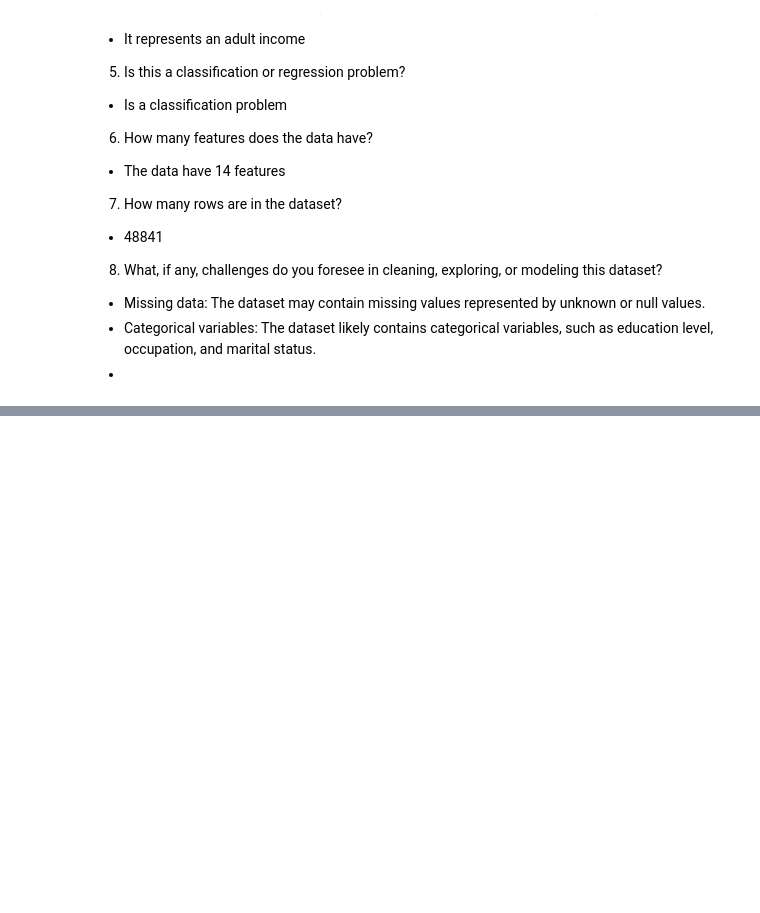
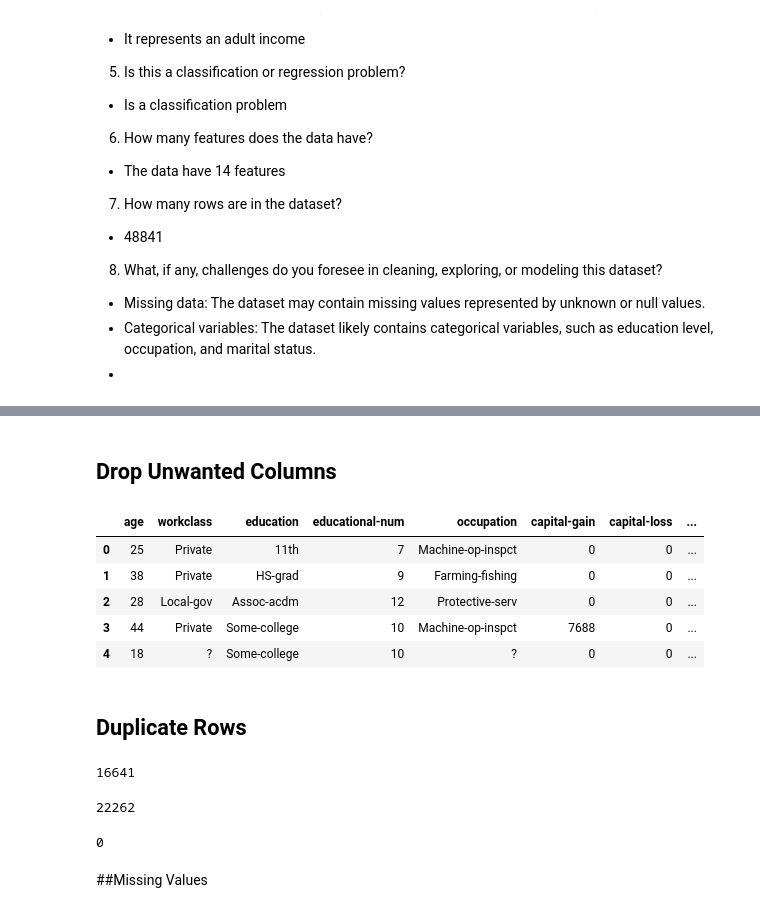
Before and after one commit to Jeze2/Machine_learning_price_and_income, a Jupyter notebook: project2.ipynb, the cells around one changed output, grey strips where cells are left out. Drawn from its saved outputs; the diff is of its cells as text; code cells hidden in the pictures; blank space fills up the shorter version.

```diff
--- a/project2.ipynb
+++ b/project2.ipynb
@@ -61,4 +229,4 @@ memory usage: 644.7+ KB
 # %%
 gpath = "/content/drive/MyDrive/StudentFolders16wk20wk/CodingDojo (1)/02-MachineLearning/Week07/Data/adult.csv"
-df = pd.read_csv(gpath)
+dg = pd.read_csv(gpath)
 # %%
@@ -111,0 +303,42 @@ memory usage: 5.6+ MB
+# %% [markdown]
+## Drop Unwanted Columns
+# %%
+dg.drop(dg.columns [[2,5, 7,8,9,13]], axis=1, inplace = True)
+dg.head()
+# %% [output]
+|  | age | workclass | education | educational-num | occupation | capital-gain | capital-loss | ... |
+| 0 | 25 | Private | 11th | 7 | Machine-op-inspct | 0 | 0 | ... |
+| 1 | 38 | Private | HS-grad | 9 | Farming-fishing | 0 | 0 | ... |
+| 2 | 28 | Local-gov | Assoc-acdm | 12 | Protective-serv | 0 | 0 | ... |
+| 3 | 44 | Private | Some-college | 10 | Machine-op-inspct | 7688 | 0 | ... |
+| 4 | 18 | ? | Some-college | 10 | ? | 0 | 0 | ... |
+# %% [markdown]
+## Duplicate Rows
+# %%
+# Save a filter called "duplicated_rows" that identifies duplicated rows
+
+duplicated_rows = dg.duplicated()
+# Get the sum of duplicated_rows filter to see the number of duplicate rows
+
+dg.duplicated().sum()
+# %% [output]
+16641
+# %%
+# Save a new filter called "duplicated_rows_all" that identifies ALL
+# of the duplicated rows
+duplicated_rows_all = dg.duplicated(keep=False)
+
+# Calculate the sum of the duplicated_rows_all filter
+duplicated_rows_all.sum()
+# %% [output]
+22262
+# %%
+# Drop duplicates
+dg = dg.drop_duplicates()
+
+# Obtain the sum of duplicated to confirm all have been dropped
+dg.duplicated().sum()
+# %% [output]
+0
+# %% [markdown]
+##Missing Values
```
Also changed, not shown: parts of 34 cells of this notebook.
